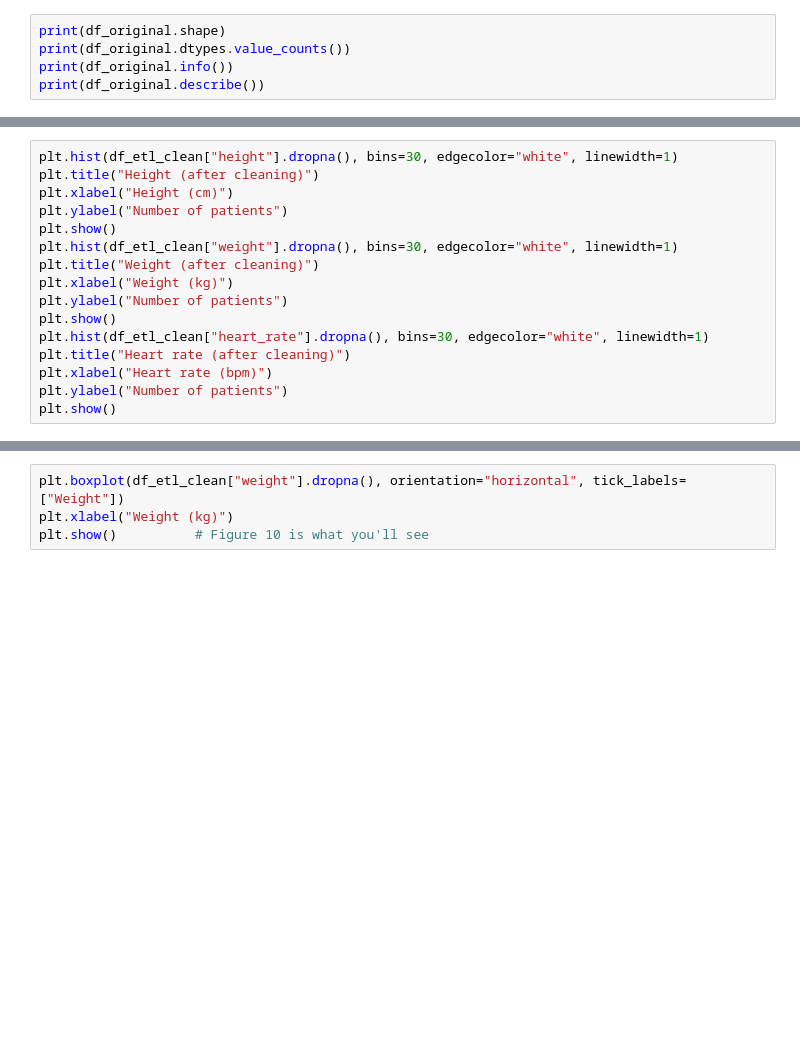
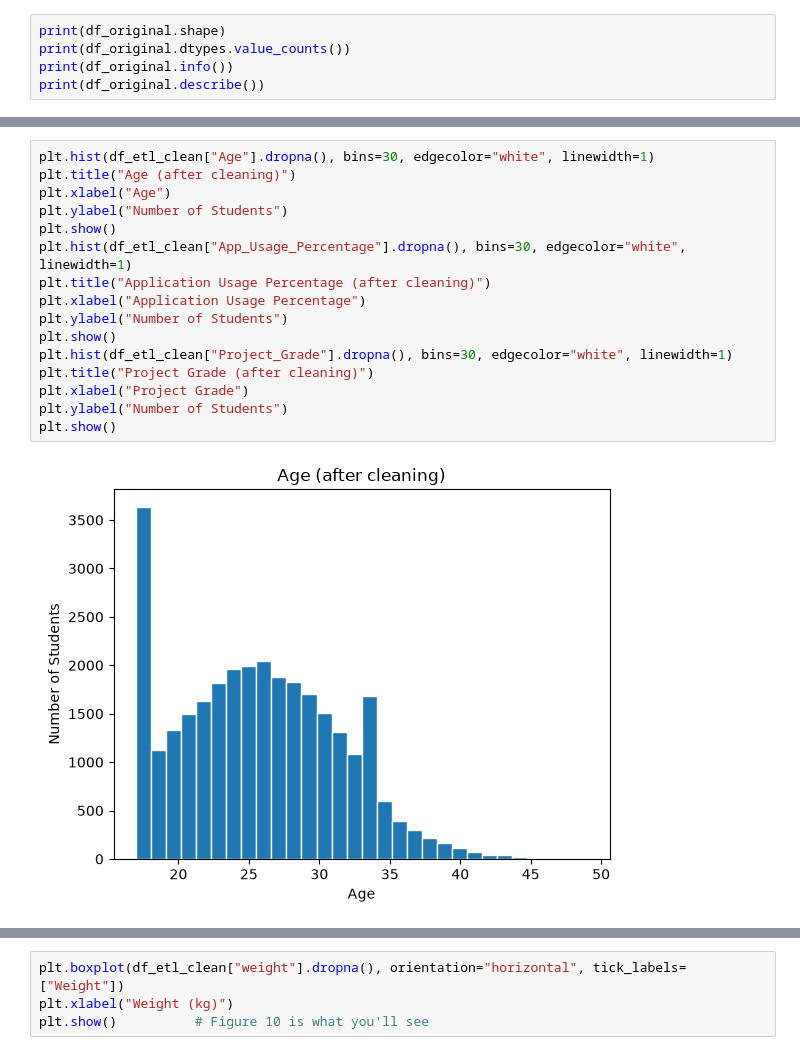
Before and after one commit to adithya-blip111/data_ai_project, a Jupyter notebook: src/data_ai_project.ipynb, the cells around one changed output, grey strips where cells are left out. Cells and saved outputs as stored; diff of their text form; blank space fills up the shorter version.

```diff
--- a/src/data_ai_project.ipynb
+++ b/src/data_ai_project.ipynb
@@ -348,16 +313,18 @@ for col in ["age", "height", "weight", "heart_rate"]:
 # %%
-plt.hist(df_etl_clean["height"].dropna(), bins=30, edgecolor="white", linewidth=1)
-plt.title("Height (after cleaning)")
-plt.xlabel("Height (cm)")
-plt.ylabel("Number of patients")
+plt.hist(df_etl_clean["Age"].dropna(), bins=30, edgecolor="white", linewidth=1)
+plt.title("Age (after cleaning)")
+plt.xlabel("Age")
+plt.ylabel("Number of Students")
 plt.show()
-plt.hist(df_etl_clean["weight"].dropna(), bins=30, edgecolor="white", linewidth=1)
-plt.title("Weight (after cleaning)")
-plt.xlabel("Weight (kg)")
-plt.ylabel("Number of patients")
+plt.hist(df_etl_clean["App_Usage_Percentage"].dropna(), bins=30, edgecolor="white", linewidth=1)
+plt.title("Application Usage Percentage (after cleaning)")
+plt.xlabel("Application Usage Percentage")
+plt.ylabel("Number of Students")
 plt.show()
-plt.hist(df_etl_clean["heart_rate"].dropna(), bins=30, edgecolor="white", linewidth=1)
-plt.title("Heart rate (after cleaning)")
-plt.xlabel("Heart rate (bpm)")
-plt.ylabel("Number of patients")
+plt.hist(df_etl_clean["Project_Grade"].dropna(), bins=30, edgecolor="white", linewidth=1)
+plt.title("Project Grade (after cleaning)")
+plt.xlabel("Project Grade")
+plt.ylabel("Number of Students")
 plt.show()
+# %% [output]
+[figure, added]
```
Also changed, not shown: parts of 14 cells of this notebook, 3 other files.
